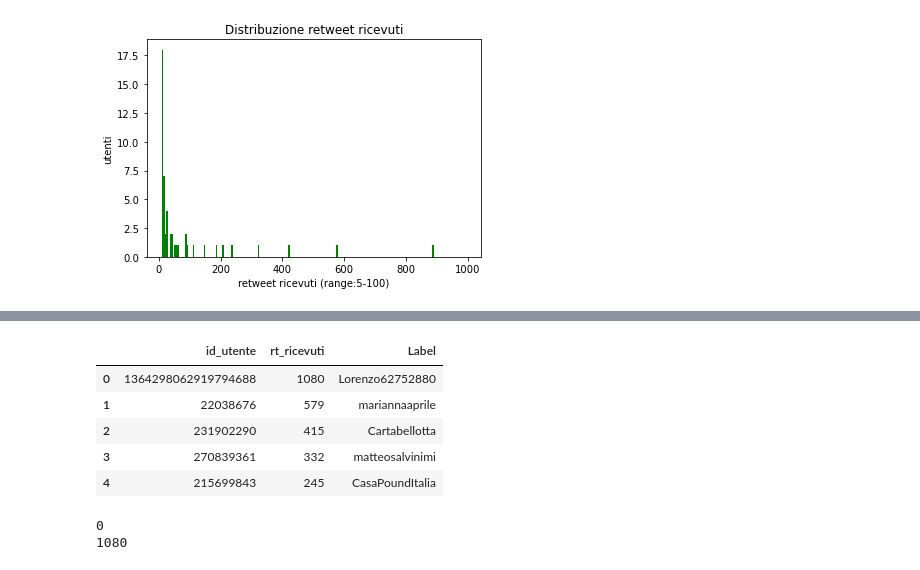
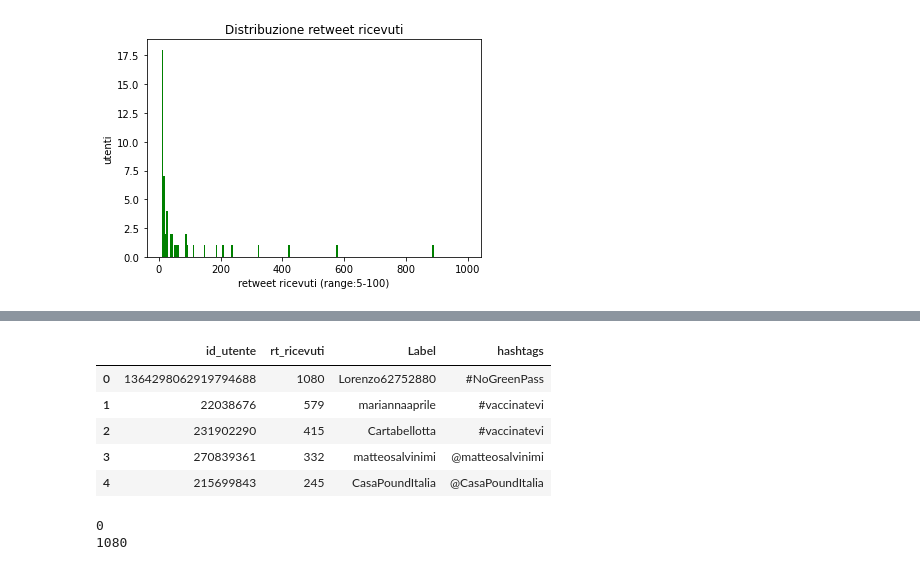
Before and after one commit to ES-git95/SMA-Project, a Jupyter notebook: graph.ipynb, the cells around one changed output, grey strips where cells are left out. Cells and saved outputs as stored; diff of their text form; code cells hidden in the pictures.

```diff
--- a/graph.ipynb
+++ b/graph.ipynb
@@ -427,17 +380,17 @@ in_degrees
 # %%
 in_degrees=dict(G_directed.in_degree())
 in_degrees_sort=dict(sorted(in_degrees.items(), key=lambda item: item[1], reverse= True))
-top5_HUBS=pd.DataFrame(list(in_degrees_sort.items())[:5],columns=("id_utente","rt_ricevuti"))
-top5_HUBS=pd.merge(top5_HUBS,nodes[["Id","Label"]],left_on="id_utente",right_on="Id",how="left")
-top5_HUBS.drop("Id",axis=1,inplace=True)
-top5_HUBS
+HUBS=pd.DataFrame(list(in_degrees_sort.items()),columns=("id_utente","rt_ricevuti"))
+HUBS=pd.merge(HUBS,nodes[["Id","Label","hashtags"]],left_on="id_utente",right_on="Id",how="left")
+HUBS.drop("Id",axis=1,inplace=True)
+HUBS.head(5)
 # %% [output]
-|  | id_utente | rt_ricevuti | Label |
-| 0 | 1364298062919794688 | 1080 | Lorenzo62752880 |
-| 1 | 22038676 | 579 | mariannaaprile |
-| 2 | 231902290 | 415 | Cartabellotta |
-| 3 | 270839361 | 332 | matteosalvinimi |
-| 4 | 215699843 | 245 | CasaPoundItalia |
+|  | id_utente | rt_ricevuti | Label | hashtags |
+| 0 | 1364298062919794688 | 1080 | Lorenzo62752880 | #NoGreenPass |
+| 1 | 22038676 | 579 | mariannaaprile | #vaccinatevi |
+| 2 | 231902290 | 415 | Cartabellotta | #vaccinatevi |
+| 3 | 270839361 | 332 | matteosalvinimi | @matteosalvinimi |
+| 4 | 215699843 | 245 | CasaPoundItalia | @CasaPoundItalia |
 # %%
 print(min(in_degrees_sort.values()))
 print(max(in_degrees_sort.values()))
```
Also changed, not shown: parts of 20 cells of this notebook.
